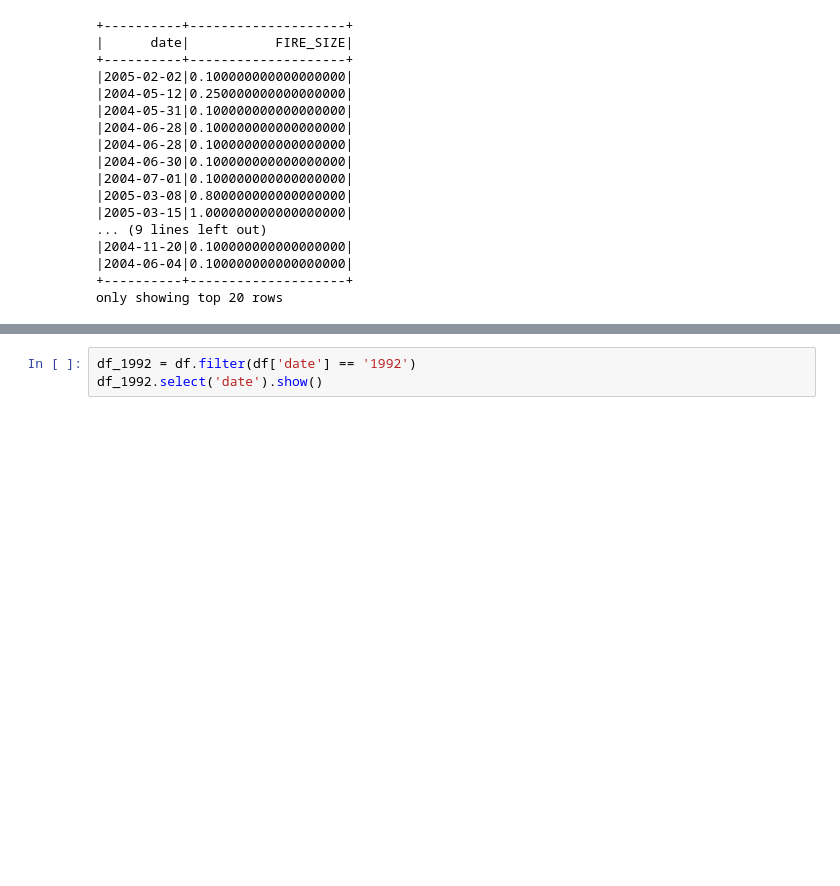
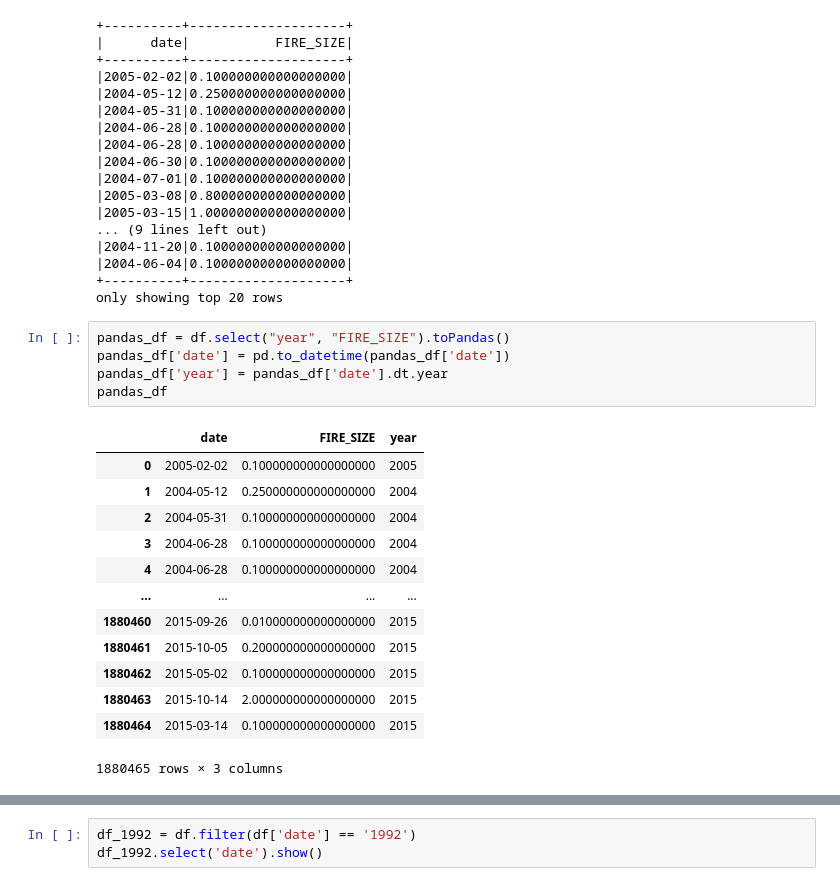
Before and after one commit to DanialArab/Geospatial_Data_Science, a Jupyter notebook: My GIS Projects/2. Exploratory Data Analysis on US Wildfires/EDA on 1.88 Million US Wildfires.ipynb, the cells around one changed output, grey strips where cells are left out. Drawn from its saved outputs; the diff is of its cells as text; blank space fills up the shorter version.

```diff
--- a/My GIS Projects/2. Exploratory Data Analysis on US Wildfires/EDA on 1.88 Million US Wildfires.ipynb
+++ b/My GIS Projects/2. Exploratory Data Analysis on US Wildfires/EDA on 1.88 Million US Wildfires.ipynb
@@ -970,4 +970,23 @@ df.select('date', 'FIRE_SIZE').show()
 |2004-06-04|0.100000000000000000|
 +----------+--------------------+
 only showing top 20 rows
+# %%
+pandas_df = df.select("year", "FIRE_SIZE").toPandas()
+pandas_df['date'] = pd.to_datetime(pandas_df['date'])
+pandas_df['year'] = pandas_df['date'].dt.year
+pandas_df
+# %% [output]
+|  | date | FIRE_SIZE | year |
+| 0 | 2005-02-02 | 0.100000000000000000 | 2005 |
+| 1 | 2004-05-12 | 0.250000000000000000 | 2004 |
+| 2 | 2004-05-31 | 0.100000000000000000 | 2004 |
+| 3 | 2004-06-28 | 0.100000000000000000 | 2004 |
+| 4 | 2004-06-28 | 0.100000000000000000 | 2004 |
+| ... | ... | ... | ... |
+| 1880460 | 2015-09-26 | 0.010000000000000000 | 2015 |
+| 1880461 | 2015-10-05 | 0.200000000000000000 | 2015 |
+| 1880462 | 2015-05-02 | 0.100000000000000000 | 2015 |
+| 1880463 | 2015-10-14 | 2.000000000000000000 | 2015 |
+| 1880464 | 2015-03-14 | 0.100000000000000000 | 2015 |
+1880465 rows × 3 columns
 # %%
```
Also changed, not shown: parts of 3 cells of this notebook, 4 other files.
